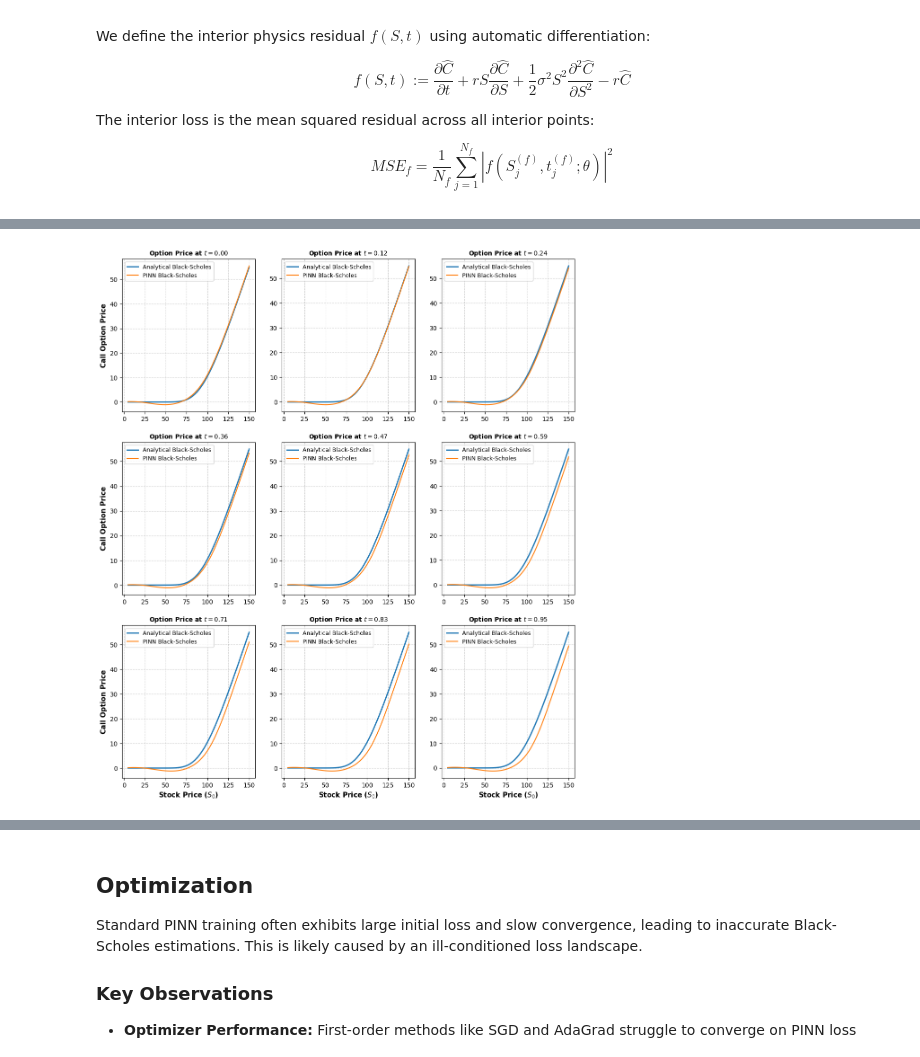
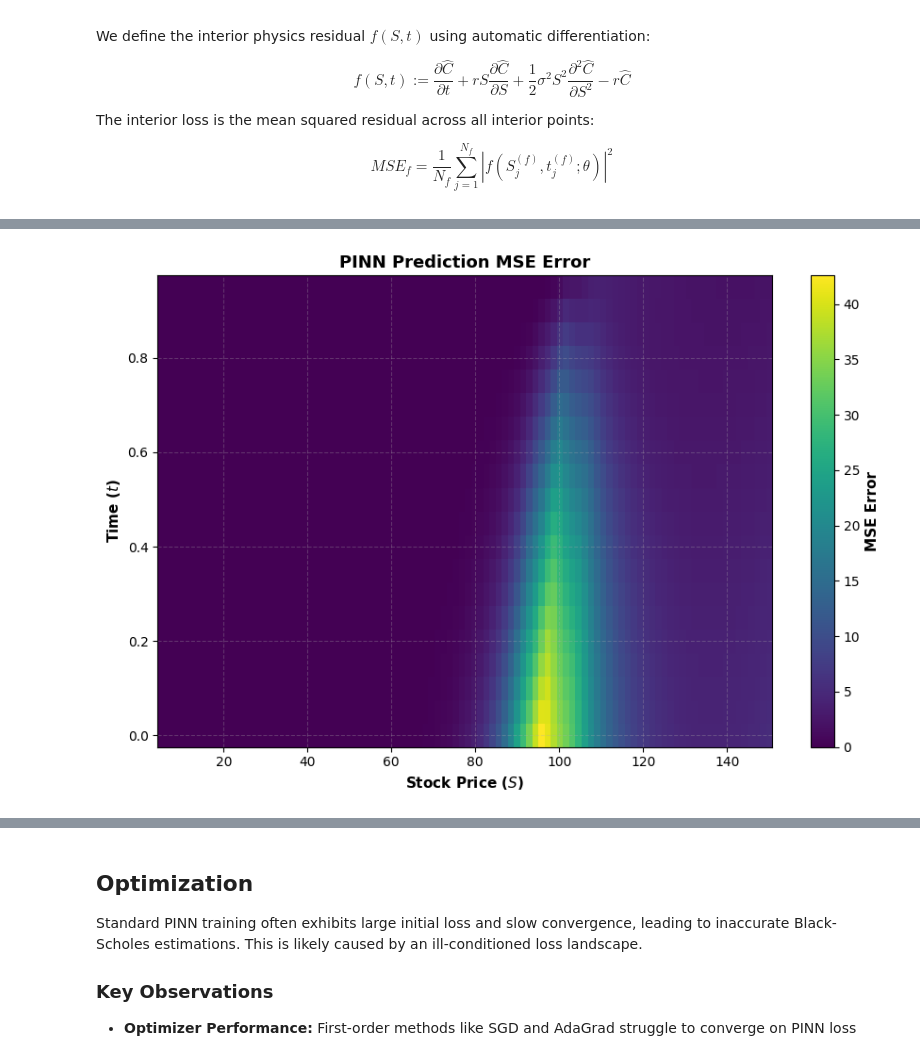
Before and after one commit to tzw321/PINN-Black-Scholes, a Jupyter notebook: Pinn/pinn.ipynb, the cells around one changed output, grey strips where cells are left out. Drawn from its saved outputs; the diff is of its cells as text; code cells hidden in the pictures.

```diff
--- a/Pinn/pinn.ipynb
+++ b/Pinn/pinn.ipynb
@@ -150,3 +143,5 @@ plt.show()
 # %%
-print(f"Total Loss: {compare_methods(r, sigma, K, T, model)}")
+eval_pts = generate_data(t_num=20, s_num=100)
+print(f"Parameter: r = {r:.3f}, sigma = {sigma:.3f}, K = {K:.3f}")
+print(f"Total MSE Loss: {eval_model(r, sigma, K, T, eval_pts, model, True)}")
 # %% [output]
@@ -154 +149 @@ Total Loss: 240.2612971212926
-[figure, old version]
+[figure, new version]
```
Also changed, not shown: parts of 20 cells of this notebook, 3 other files.
